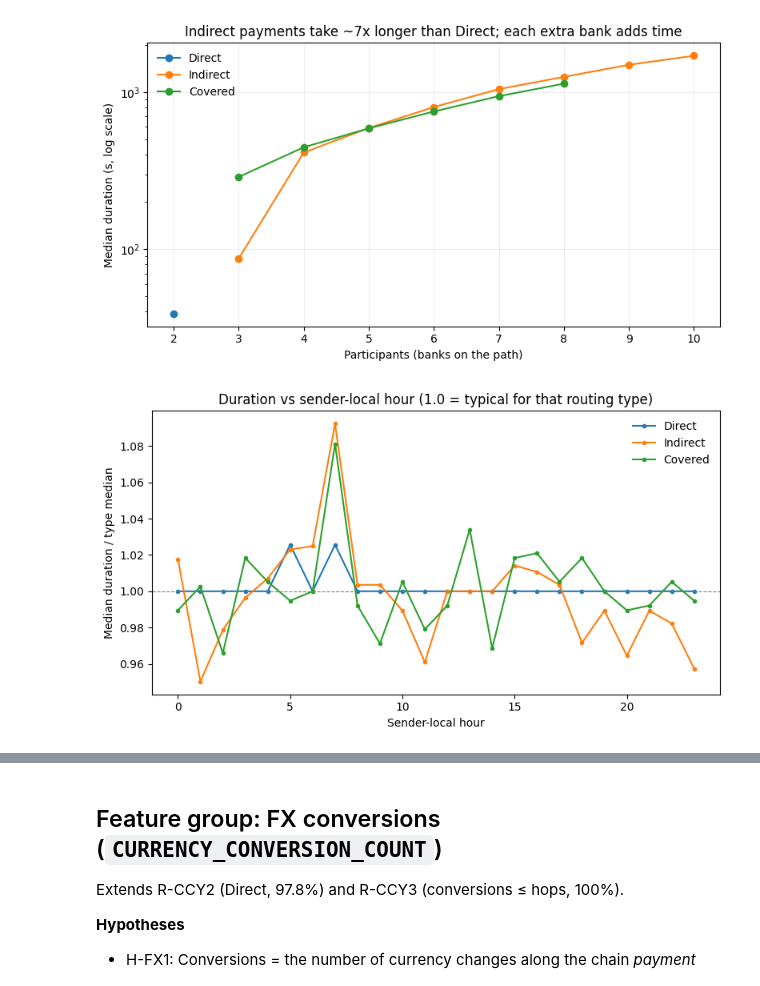
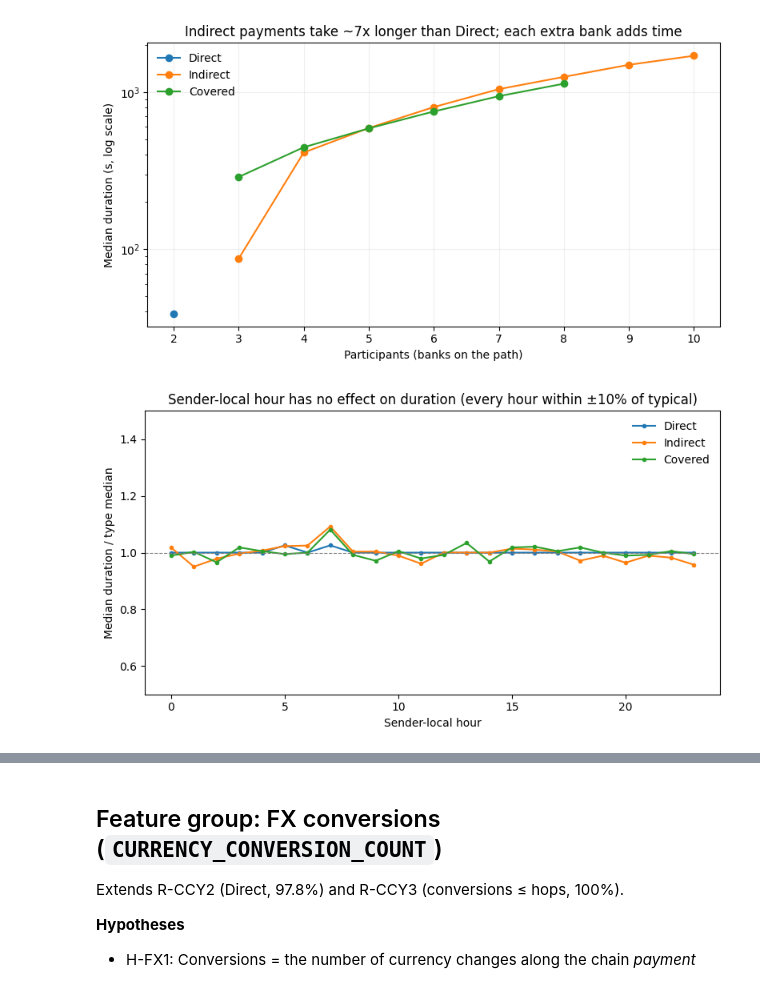
Before and after one commit to chanjyi/C2O-UMDAC, a Jupyter notebook: notebooks/02_member2_analysis.ipynb, the cells around one changed output, grey strips where cells are left out. Saved outputs shown, nothing was run; the diff lists cells and outputs as text; code cells hidden in the pictures.

```diff
--- a/notebooks/02_member2_analysis.ipynb
+++ b/notebooks/02_member2_analysis.ipynb
@@ -352,13 +465,13 @@ ax.legend(frameon=False); ax.grid(alpha=0.2); savefig('dur1_by_type_hops')
 # %% [output]
 [figure]
 # %%
-# Chart 2: duration by sender-local hour (baseline = each routing type's own daily profile)
+# Chart 2: duration by sender-local hour (baseline = each routing type's own median); fixed y-range so noise is not magnified
 d = dur3.pivot(index='local_hour', columns='TRANSACTION_TYPE_CODE', values='med')[TYPES]
 ax = (d / d.median()).plot(figsize=(8, 4.5), marker='.')
-ax.axhline(1, color='grey', lw=0.8, ls='--')
-ax.set_title('Duration vs sender-local hour (1.0 = typical for that routing type)')   # rewrite as the takeaway
+ax.axhline(1, color='grey', lw=0.8, ls='--'); ax.set_ylim(0.5, 1.5)
+ax.set_title('Sender-local hour has no effect on duration (every hour within ±10% of typical)')
 ax.set_xlabel('Sender-local hour'); ax.set_ylabel('Median duration / type median'); ax.legend(frameon=False)
 savefig('dur3_by_local_hour')
 # %% [output]
-[figure, old version]
+[figure, new version]
 # %% [markdown]
```
Also changed, not shown: parts of 17 cells of this notebook.
